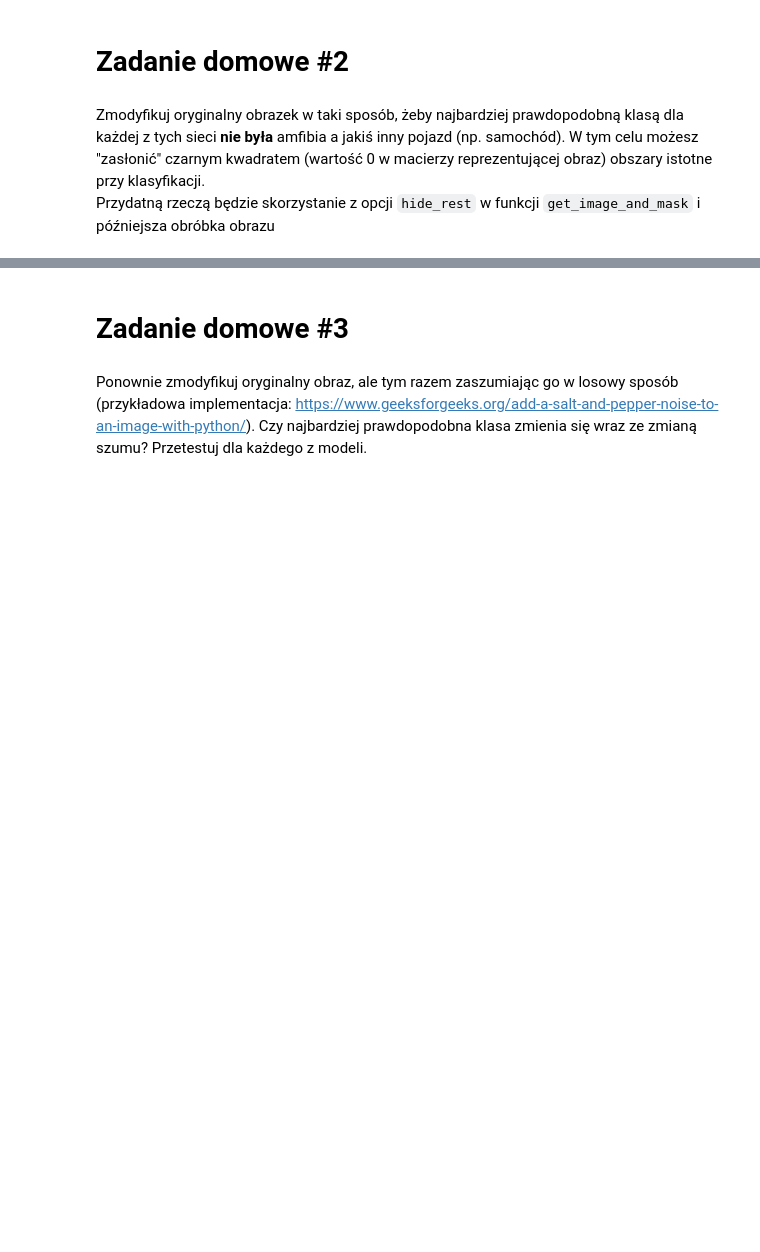
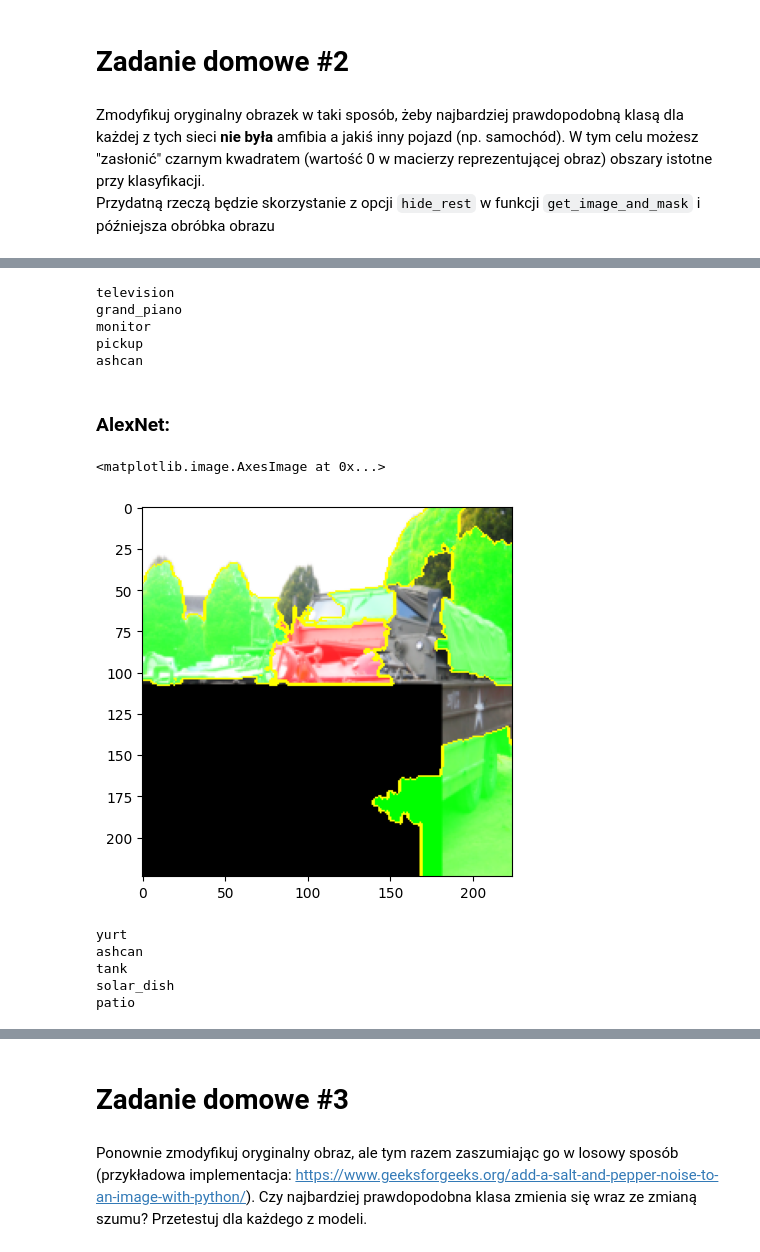
Before and after one commit to FilipKatulski/machine-learning, a Jupyter notebook: LAB4/LIME_image.ipynb, the cells around one changed output, grey strips where cells are left out. Saved outputs shown, nothing was run; the diff lists cells and outputs as text; code cells hidden in the pictures; blank space fills up the shorter version.

```diff
--- a/LAB4/LIME_image.ipynb
+++ b/LAB4/LIME_image.ipynb
@@ -485,0 +515,38 @@ Przydatną rzeczą będzie skorzystanie z opcji `hide_rest` w funkcji `get_image
+# %%
+for index in explanation_modified_amhibious_vehicle_inception_v3.top_labels:
+    print(index_to_label[index])
+# %% [output]
+television
+grand_piano
+monitor
+pickup
+ashcan
+# %% [markdown]
+### AlexNet:
+# %%
+explanation_modified_amfibia_alexnet = explainer.explain_instance(
+    image=lime_transformer(modified_amphibious_vehicle),
+    classifier_fn=partial(predict_batch, alexnet),
+    top_labels=5,
+    num_samples=1000)
+
+image, mask = explanation_modified_amfibia_alexnet.get_image_and_mask(
+    label=explanation_modified_amfibia_alexnet.top_labels[0],
+    positive_only=False,
+    negative_only=False,
+    num_features=10,
+    hide_rest=False)
+boundaries = mark_boundaries(image, mask)
+plt.imshow(boundaries)
+# %% [output]
+<matplotlib.image.AxesImage at 0x...>
+[figure, added]
+# %%
+for index in explanation_modified_amfibia_alexnet.top_labels:
+    print(index_to_label[index])
+# %% [output]
+yurt
+ashcan
+tank
+solar_dish
+patio
```
Also changed, not shown: parts of 25 cells of this notebook, 3 other files.
